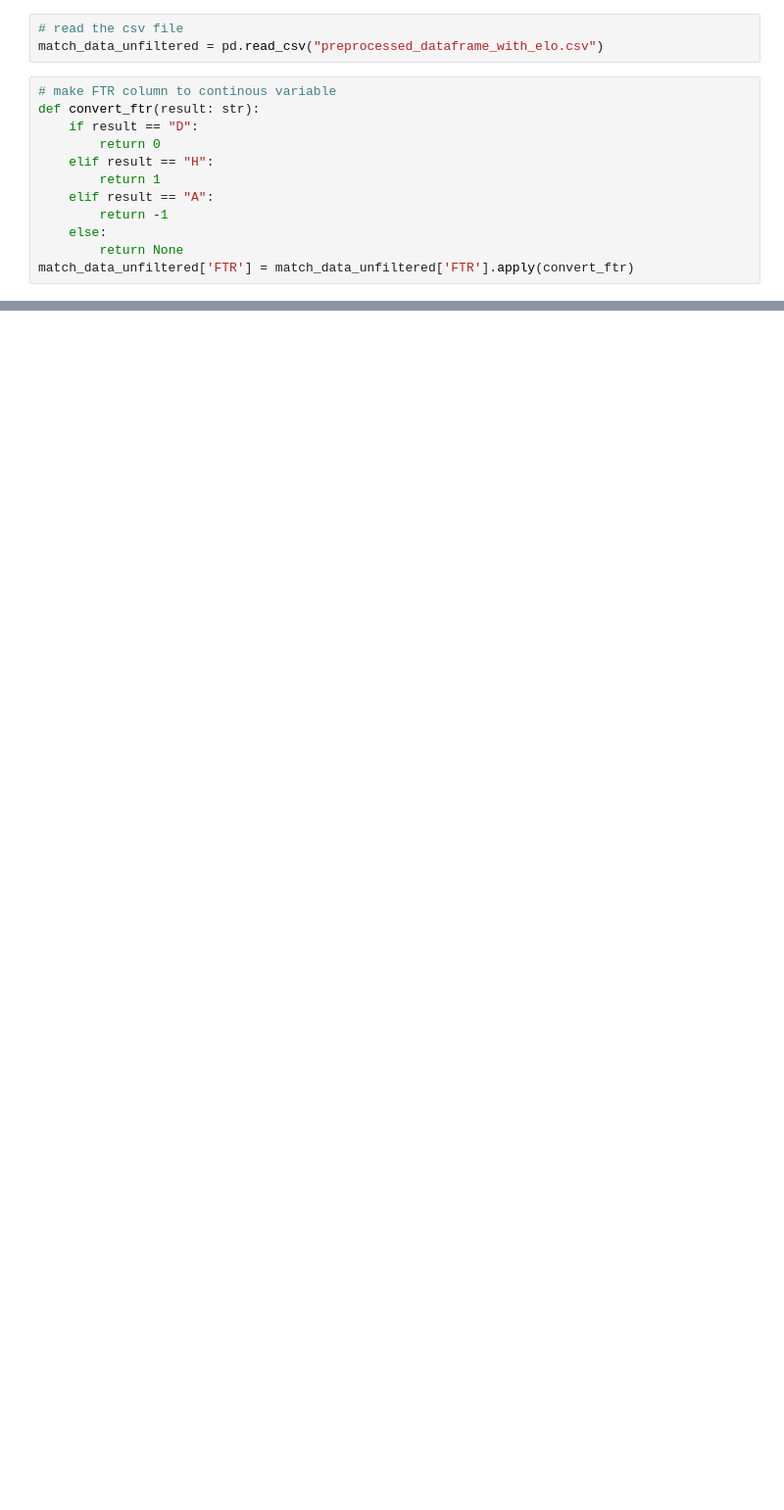
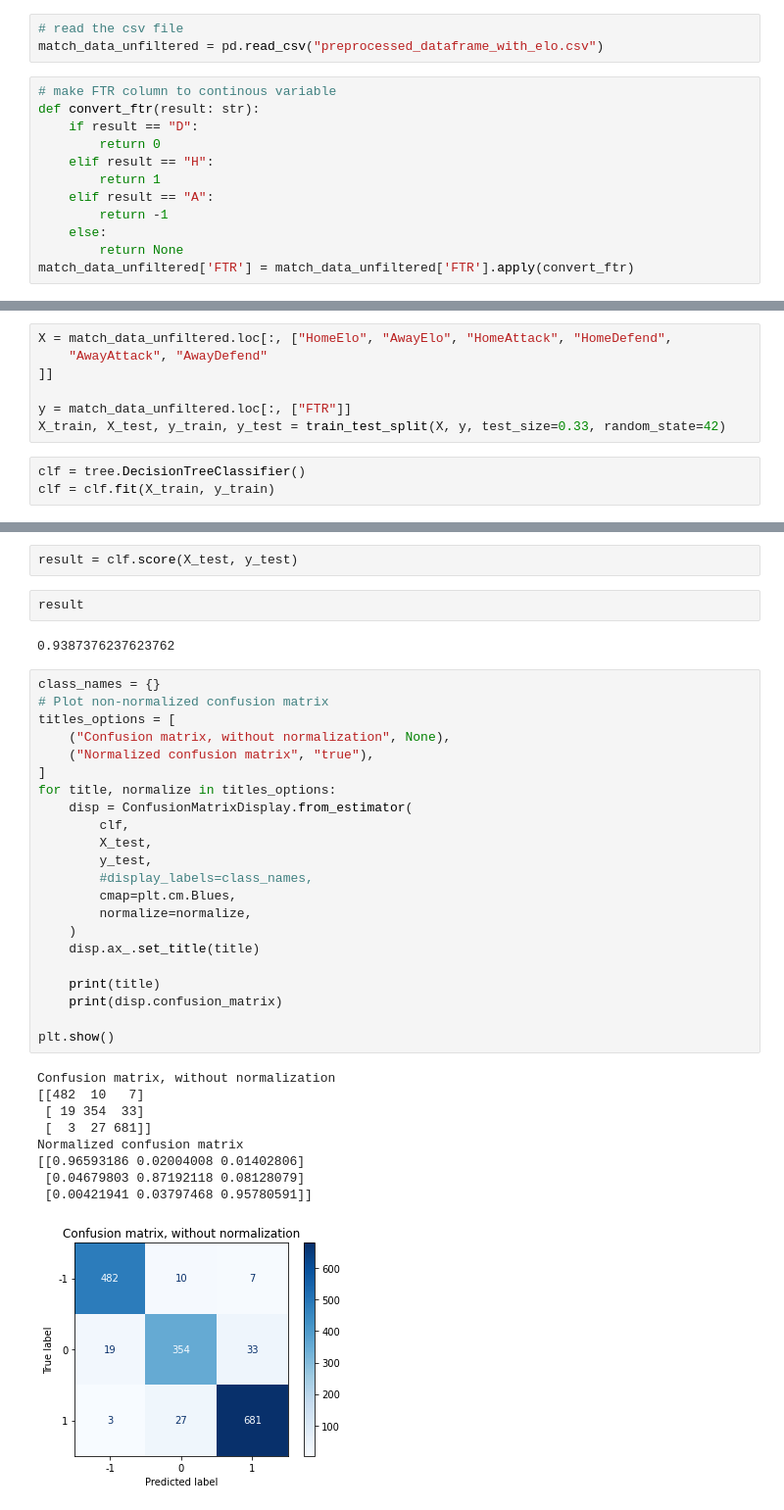
Before and after one commit to Max280201/Data-Exploration-Project, a Jupyter notebook: data_preprocessing_and_modelltraining_v1p.ipynb, the cells around one changed output, grey strips where cells are left out. Shown at 98% size. Cells and saved outputs as stored; diff of their text form; blank space fills up the shorter version.

Commit message:
first model and decision matrix implemented

```diff
--- a/data_preprocessing_and_modelltraining_v1p.ipynb
+++ b/data_preprocessing_and_modelltraining_v1p.ipynb
@@ -78,3 +71,13 @@ correlation_matrix_match_data_reduced.style.background_gradient()
 | HomeDefend | 0.695516 | 0.264425 | -0.906314 | 0.043361 | 0.018716 | 0.289103 | 1.000000 | -0.678965 | -0.099088 |
 | AwayAttack | -0.317541 | 0.256220 | 0.863455 | -0.009364 | 0.000332 | 0.290722 | -0.678965 | 1.000000 | -0.284853 |
 | AwayDefend | -0.489027 | -0.936714 | 0.012079 | -0.284662 | -0.261568 | -0.829683 | -0.099088 | -0.284853 | 1.000000 |
+# %%
+X = match_data_unfiltered.loc[:, ["HomeElo", "AwayElo", "HomeAttack", "HomeDefend",
+    "AwayAttack", "AwayDefend"
+]]
+
+y = match_data_unfiltered.loc[:, ["FTR"]]
+X_train, X_test, y_train, y_test = train_test_split(X, y, test_size=0.33, random_state=42)
+# %%
+clf = tree.DecisionTreeClassifier()
+clf = clf.fit(X_train, y_train)
@@ -80,0 +88,38 @@ correlation_matrix_match_data_reduced.style.background_gradient()
+# %%
+result = clf.score(X_test, y_test)
+# %%
+result
+# %% [output]
+0.9387376237623762
+# %%
+class_names = {}
+# Plot non-normalized confusion matrix
+titles_options = [
+    ("Confusion matrix, without normalization", None),
+    ("Normalized confusion matrix", "true"),
+]
+for title, normalize in titles_options:
+    disp = ConfusionMatrixDisplay.from_estimator(
+        clf,
+        X_test,
+        y_test,
+        #display_labels=class_names,
+        cmap=plt.cm.Blues,
+        normalize=normalize,
+    )
+    disp.ax_.set_title(title)
+
+    print(title)
+    print(disp.confusion_matrix)
+
+plt.show()
+# %% [output]
+Confusion matrix, without normalization
+[[482  10   7]
+ [ 19 354  33]
+ [  3  27 681]]
+Normalized confusion matrix
+[[0.96593186 0.02004008 0.01402806]
+ [0.04679803 0.87192118 0.08128079]
+ [0.00421941 0.03797468 0.95780591]]
+[figure, added]
```
Also changed, not shown: parts of 5 cells of this notebook.
